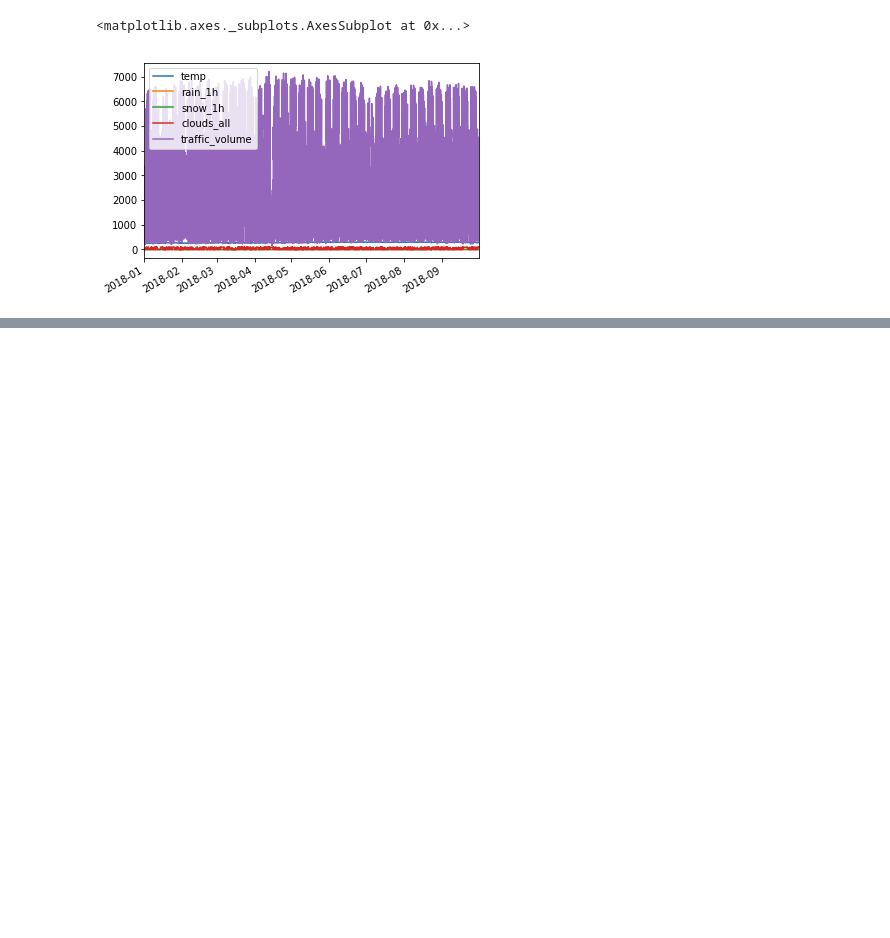
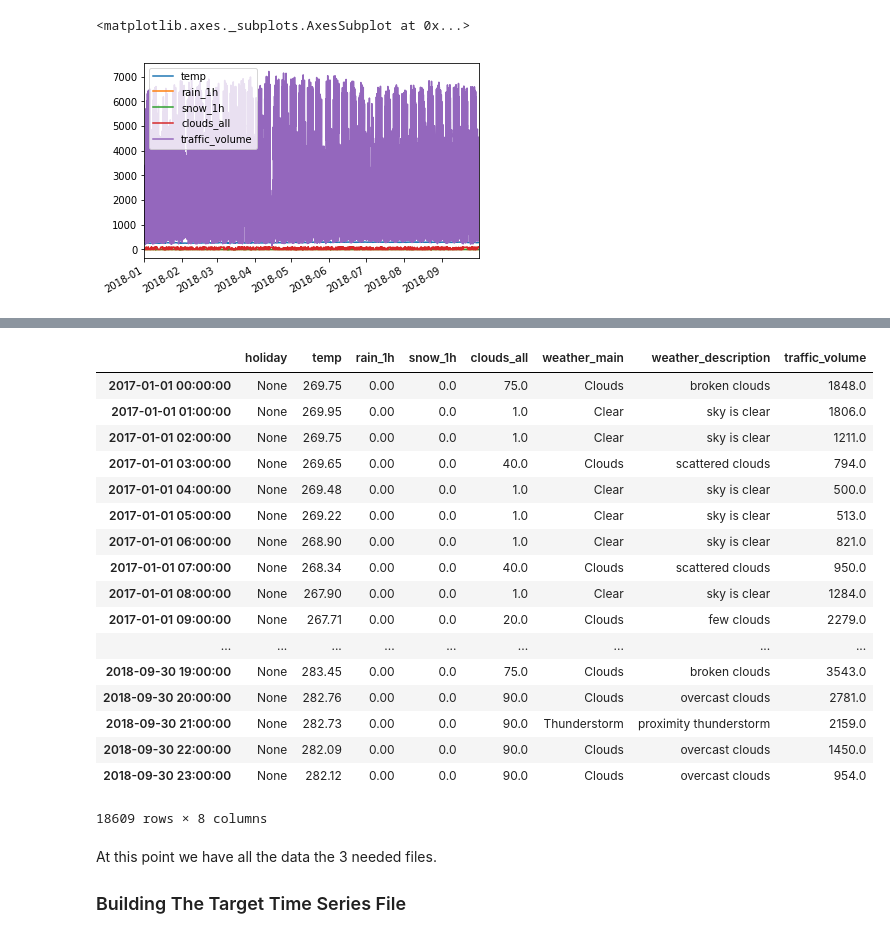
Before and after one commit to apac-ml-tfc/forecast-poc, a Jupyter notebook: Metro-Interstate-Traffic-POC.ipynb, the cells around one changed output, grey strips where cells are left out. Cells and saved outputs as stored; diff of their text form; code cells hidden in the pictures; blank space fills up the shorter version.

```diff
--- a/Metro-Interstate-Traffic-POC.ipynb
+++ b/Metro-Interstate-Traffic-POC.ipynb
@@ -256,0 +292,26 @@ df_2018.plot()
+# %%
+# Fill in any missing data with the method ffill
+targtet_df.ffill()
+# %% [output]
+|  | holiday | temp | rain_1h | snow_1h | clouds_all | weather_main | weather_description | traffic_volume |
+| 2017-01-01 00:00:00 | None | 269.75 | 0.00 | 0.0 | 75.0 | Clouds | broken clouds | 1848.0 |
+| 2017-01-01 01:00:00 | None | 269.95 | 0.00 | 0.0 | 1.0 | Clear | sky is clear | 1806.0 |
+| 2017-01-01 02:00:00 | None | 269.75 | 0.00 | 0.0 | 1.0 | Clear | sky is clear | 1211.0 |
+| 2017-01-01 03:00:00 | None | 269.65 | 0.00 | 0.0 | 40.0 | Clouds | scattered clouds | 794.0 |
+| 2017-01-01 04:00:00 | None | 269.48 | 0.00 | 0.0 | 1.0 | Clear | sky is clear | 500.0 |
+| 2017-01-01 05:00:00 | None | 269.22 | 0.00 | 0.0 | 1.0 | Clear | sky is clear | 513.0 |
+| 2017-01-01 06:00:00 | None | 268.90 | 0.00 | 0.0 | 1.0 | Clear | sky is clear | 821.0 |
+| 2017-01-01 07:00:00 | None | 268.34 | 0.00 | 0.0 | 40.0 | Clouds | scattered clouds | 950.0 |
+| 2017-01-01 08:00:00 | None | 267.90 | 0.00 | 0.0 | 1.0 | Clear | sky is clear | 1284.0 |
+| 2017-01-01 09:00:00 | None | 267.71 | 0.00 | 0.0 | 20.0 | Clouds | few clouds | 2279.0 |
+| ... | ... | ... | ... | ... | ... | ... | ... | ... |
+| 2018-09-30 19:00:00 | None | 283.45 | 0.00 | 0.0 | 75.0 | Clouds | broken clouds | 3543.0 |
+| 2018-09-30 20:00:00 | None | 282.76 | 0.00 | 0.0 | 90.0 | Clouds | overcast clouds | 2781.0 |
+| 2018-09-30 21:00:00 | None | 282.73 | 0.00 | 0.0 | 90.0 | Thunderstorm | proximity thunderstorm | 2159.0 |
+| 2018-09-30 22:00:00 | None | 282.09 | 0.00 | 0.0 | 90.0 | Clouds | overcast clouds | 1450.0 |
+| 2018-09-30 23:00:00 | None | 282.12 | 0.00 | 0.0 | 90.0 | Clouds | overcast clouds | 954.0 |
+18609 rows × 8 columns
+# %% [markdown]
+At this point we have all the data the 3 needed files.
+
+### Building The Target Time Series File
```
Also changed, not shown: parts of 19 cells of this notebook, 3 other files.
